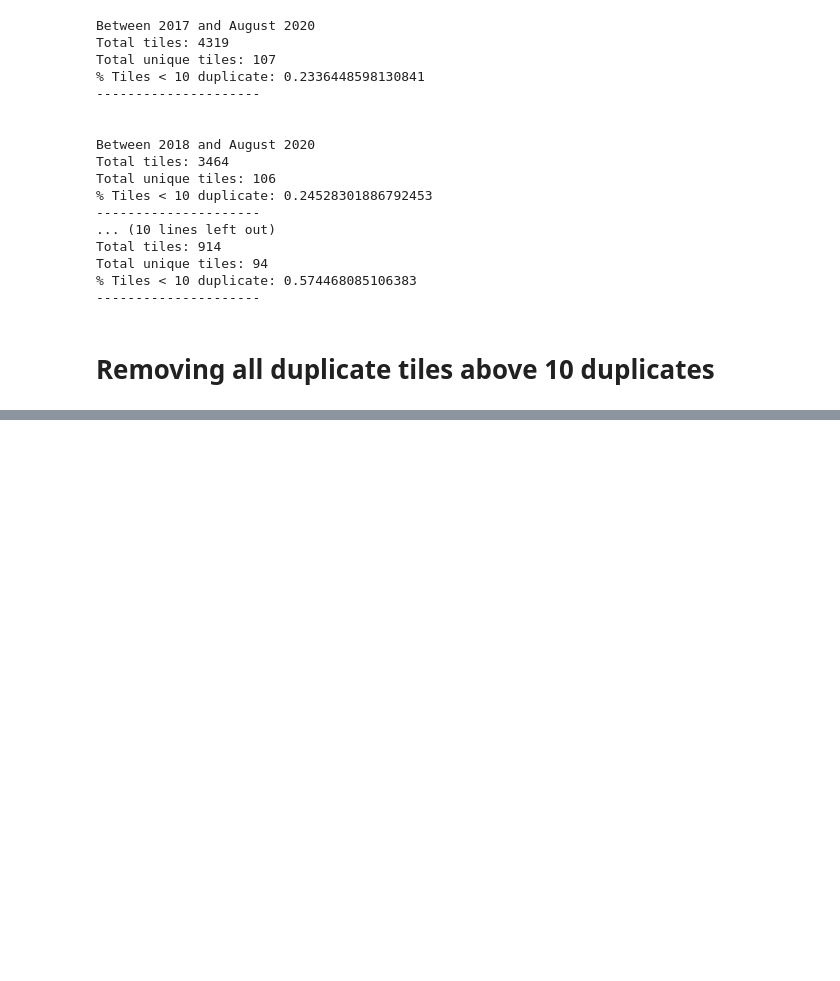
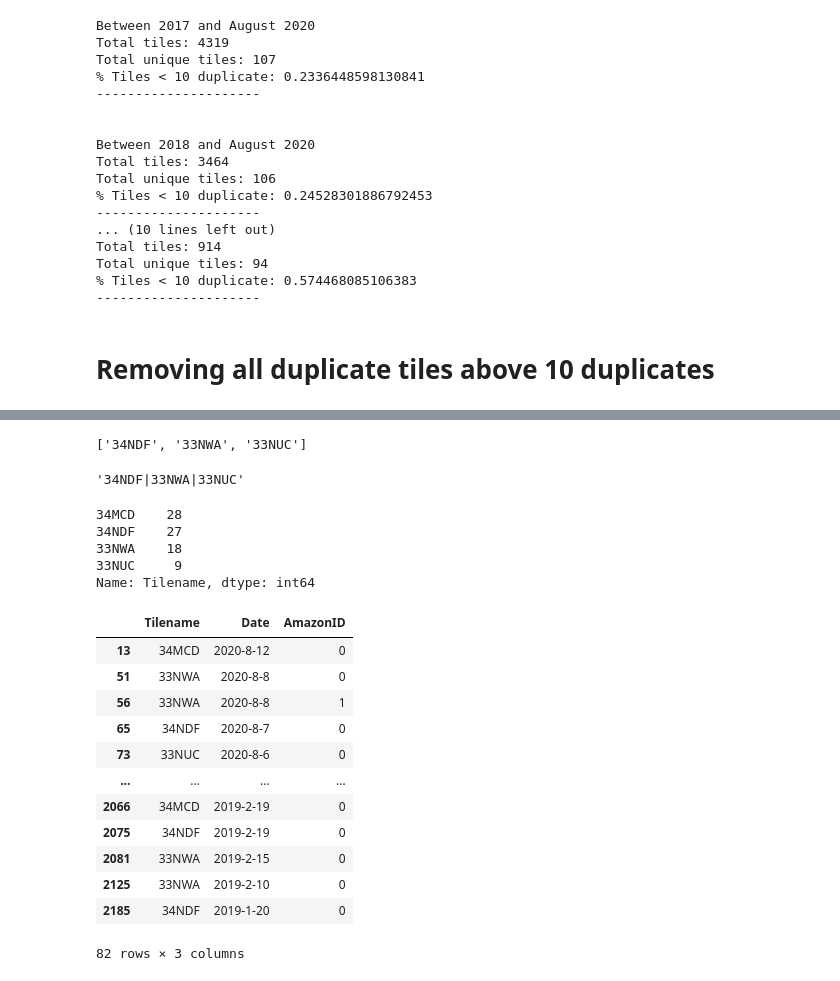
Before and after one commit to panopticonopolis/canopy-gis, a Jupyter notebook: data_collection/Sentinel_AWS.ipynb, the cells around one changed output, grey strips where cells are left out. Saved outputs shown, nothing was run; the diff lists cells and outputs as text; code cells hidden in the pictures; blank space fills up the shorter version.

```diff
--- a/data_collection/Sentinel_AWS.ipynb
+++ b/data_collection/Sentinel_AWS.ipynb
@@ -223,0 +228,38 @@ for tile in output2:
+# %%
+#Congo Basin Bounding Box
+# search_bbox = BBox(bbox=[6.81,-5.27, 30, 5.5], crs=CRS.WGS84)
+
+#Additional Params
+bands = ['R10m/TCI']
+
+#Misha's Tiles of Interest
+search_bbox = BBox(bbox=[13.0308246386380500,-2.2307099866300373,21.2750541406637801,2.8255530712670387], crs=CRS.WGS84)
+
+
+
+search_time_interval = ('2019-01-01T00:00:00', '2020-12-31T23:59:59')
+wfs_iterator = WebFeatureService(
+    search_bbox,
+    search_time_interval,
+    data_source=DataSource.SENTINEL2_L2A,
+    maxcc=.1,
+    config=config
+)
+results = wfs_iterator.get_tiles()
+df = pd.DataFrame(results, columns=['Tilename','Date','AmazonID'])
+# df2 = (df.groupby('Tilename').head(10))
+# output2 = list(df2.itertuples(index=False,name=None))
+# for tile in output2:
+#     tile_name, time, aws_index = tile
+#     data_folder = f'/Volumes/Lacie/zhenyadata/Project_Canopy_Data/Data/Sentinel_Data/ROC/L2A/SAFE/Full/2019'
+#     request = AwsTileRequest(
+#         tile=tile_name,
+#         time=time,
+#         bands = bands,
+#         aws_index=aws_index,
+#         data_folder=data_folder,
+#         data_source=DataSource.SENTINEL2_L2A,
+#         safe_format = True
+#     )
+
+#     request.save_data(redownload=True)
@@ -223,0 +291,4 @@ for tile in output2:
+# %%
+labelled_tiles
+# %% [output]
+['34NDF', '33NWA', '33NUC']
@@ -223,0 +297,30 @@ for tile in output2:
+# %%
+'|'.join(labelled_tiles)
+# %% [output]
+'34NDF|33NWA|33NUC'
+# %%
+df_labelled_tiles = df[df["Tilename"].str.contains('34NDF|33NWA|33NUC|34MCD')]
+# %%
+df_labelled_tiles["Tilename"].value_counts()
+# %% [output]
+34MCD    28
+34NDF    27
+33NWA    18
+33NUC     9
+Name: Tilename, dtype: int64
+# %%
+df_labelled_tiles
+# %% [output]
+|  | Tilename | Date | AmazonID |
+| 13 | 34MCD | 2020-8-12 | 0 |
+| 51 | 33NWA | 2020-8-8 | 0 |
+| 56 | 33NWA | 2020-8-8 | 1 |
+| 65 | 34NDF | 2020-8-7 | 0 |
+| 73 | 33NUC | 2020-8-6 | 0 |
+| ... | ... | ... | ... |
+| 2066 | 34MCD | 2019-2-19 | 0 |
+| 2075 | 34NDF | 2019-2-19 | 0 |
+| 2081 | 33NWA | 2019-2-15 | 0 |
+| 2125 | 33NWA | 2019-2-10 | 0 |
+| 2185 | 34NDF | 2019-1-20 | 0 |
+82 rows × 3 columns
```
Also changed, not shown: parts of 16 cells of this notebook, 2 other files.
